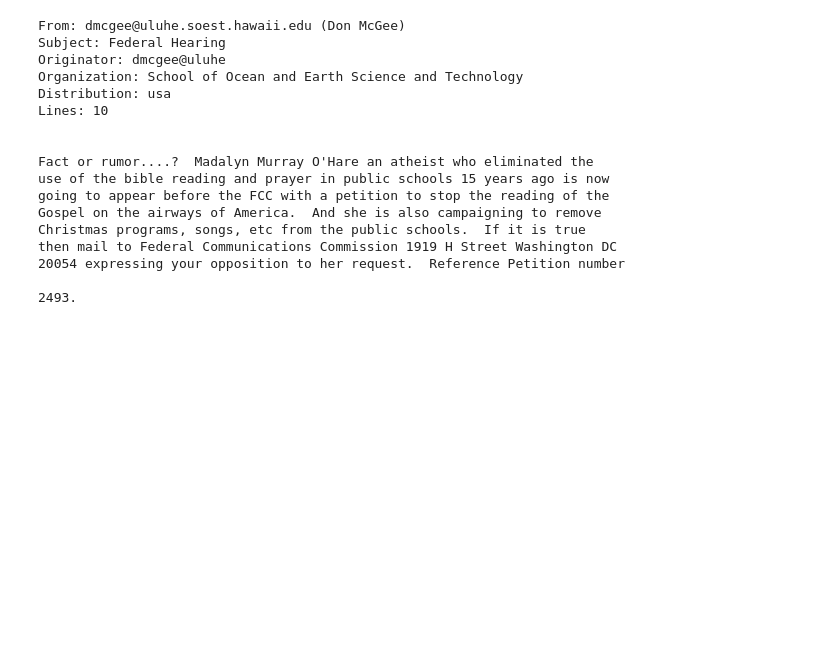
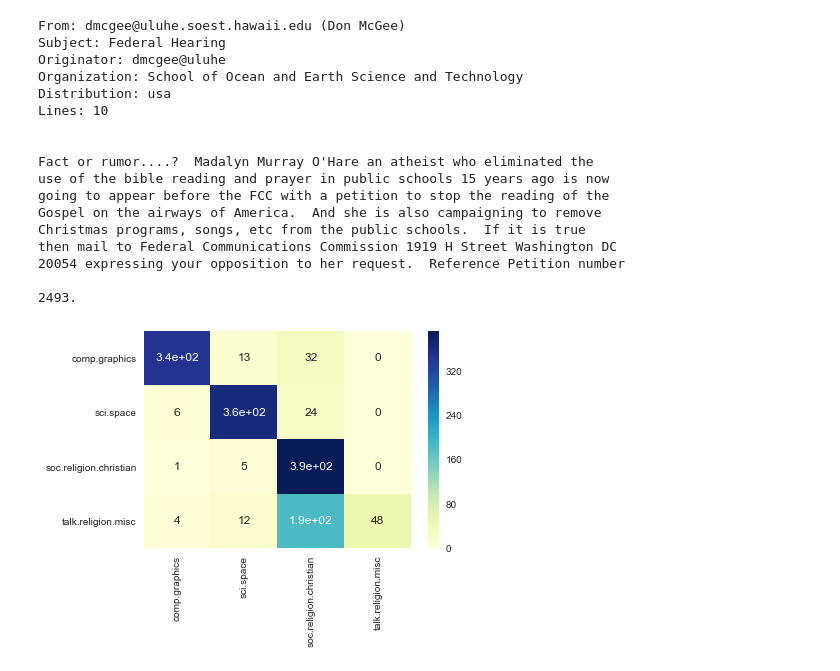
Before and after one commit to JinHwaChiu/DS_reference, a Jupyter notebook: DataScienceHandbook/5. MachineLearning/Naive Bayes Classification.ipynb, the cells around one changed output. Cells and saved outputs as stored; diff of their text form; code cells hidden in the pictures; blank space fills up the shorter version.

```diff
--- a/DataScienceHandbook/5. MachineLearning/Naive Bayes Classification.ipynb
+++ b/DataScienceHandbook/5. MachineLearning/Naive Bayes Classification.ipynb
@@ -117,8 +117,15 @@ then mail to Federal Communications Commission 1919 H Street Washington DC
 
 2493.
 # %%
-from sklearn.pipeline import make_pipeline
-from sklearn.naive_bayes import MultinomialNB
-from sklearn.feature_extraction.text import TfidfVectorizer
-
-clf = make_pipeline(TfidfVectorizer(),MultinomialNB())
+from sklearn.pipeline import make_pipeline # pipeline
+from sklearn.naive_bayes import MultinomialNB # Choose classification model
+from sklearn.feature_extraction.text import TfidfVectorizer # preprocessing data
+from sklearn.metrics import confusion_matrix # Evaluation prediction results
+clf = make_pipeline(TfidfVectorizer(),MultinomialNB()) # instantiate model by make pipeline
+clf.fit(train.data,train.target) # fit train data
+labels = clf.predict(test.data) # predict data
+# %%
+mat = confusion_matrix(test.target,labels)
+heatmap = sns.heatmap(mat,cmap='YlGnBu',annot=True,xticklabels=test.target_names, yticklabels=test.target_names,)
+# %% [output]
+[figure, added]
```
Also changed, not shown: parts of 1 cell of this notebook.
